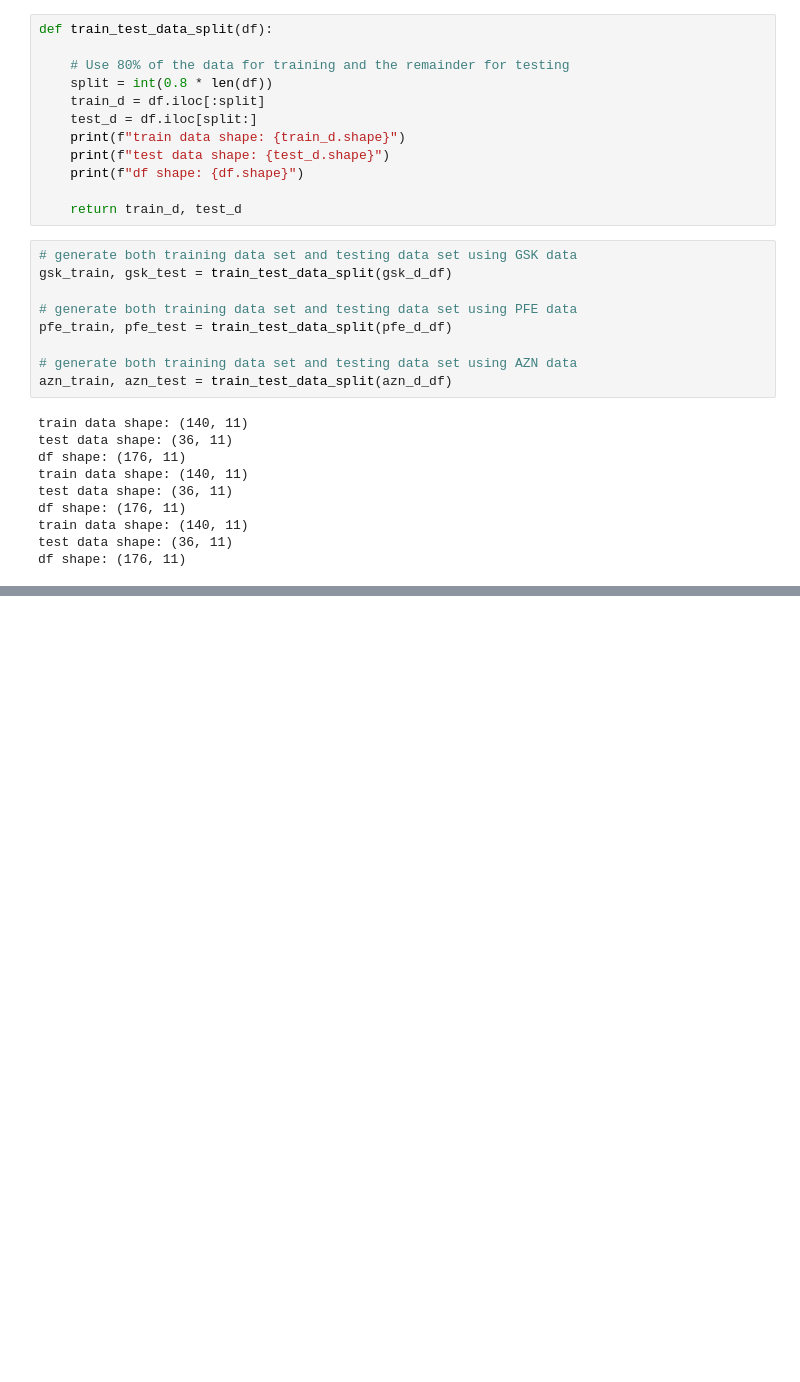
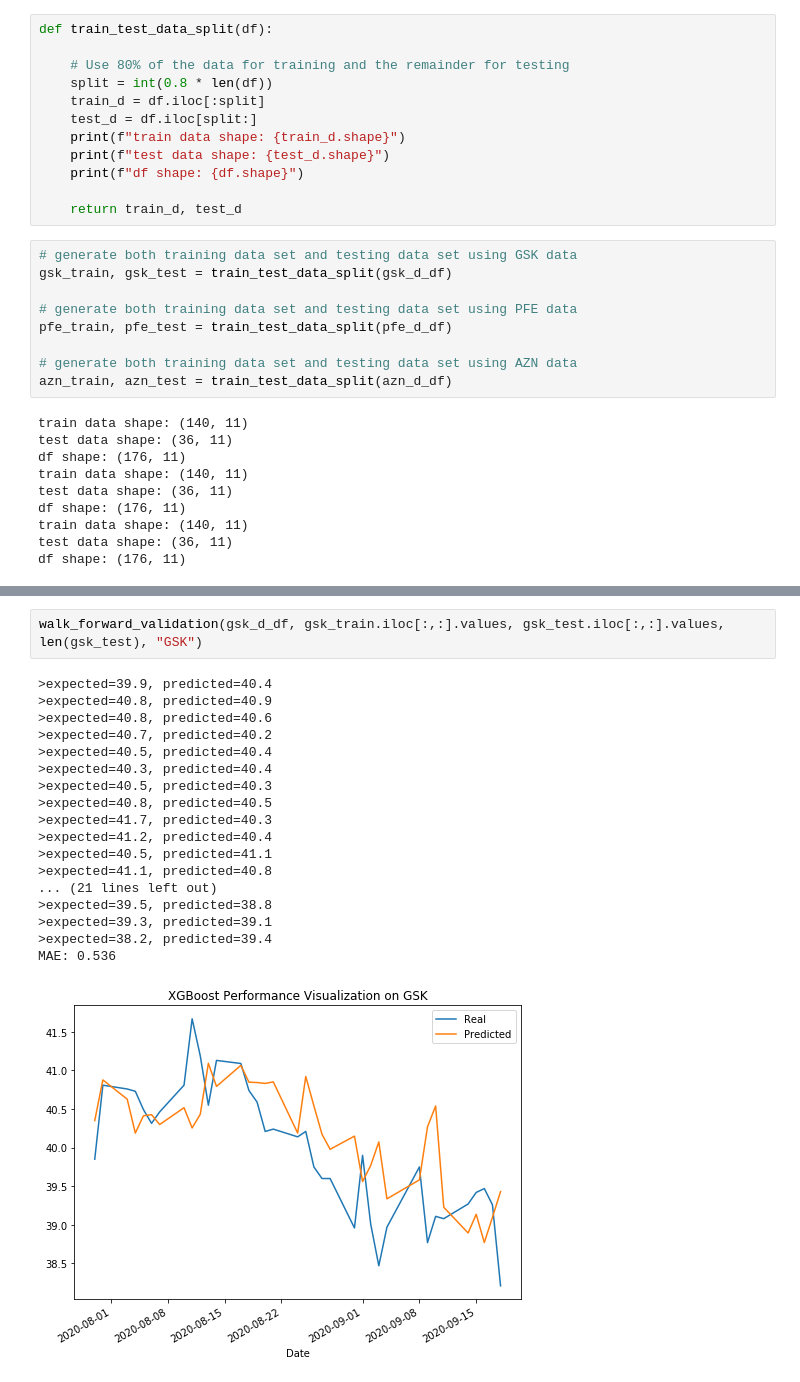
Before and after one commit to ShuranXu/Analysis-of-Trump-Tweets-Impact-To-Pharmaceutical-Stocks, a Jupyter notebook: XGBoost_Closing_Prices_Shuran.ipynb, the cells around one changed output, grey strips where cells are left out. Saved outputs shown, nothing was run; the diff lists cells and outputs as text; blank space fills up the shorter version.

```diff
--- a/XGBoost_Closing_Prices_Shuran.ipynb
+++ b/XGBoost_Closing_Prices_Shuran.ipynb
@@ -307,2 +319,23 @@ def eval_perf(df, y_pred, y_test, source):
+# %%
+walk_forward_validation(gsk_d_df, gsk_train.iloc[:,:].values, gsk_test.iloc[:,:].values, len(gsk_test), "GSK")
+# %% [output]
+>expected=39.9, predicted=40.4
+>expected=40.8, predicted=40.9
+>expected=40.8, predicted=40.6
+>expected=40.7, predicted=40.2
+>expected=40.5, predicted=40.4
+>expected=40.3, predicted=40.4
+>expected=40.5, predicted=40.3
+>expected=40.8, predicted=40.5
+>expected=41.7, predicted=40.3
+>expected=41.2, predicted=40.4
+>expected=40.5, predicted=41.1
+>expected=41.1, predicted=40.8
+... (21 lines left out)
+>expected=39.5, predicted=38.8
+>expected=39.3, predicted=39.1
+>expected=38.2, predicted=39.4
+MAE: 0.536
+[figure, added]
 # %%
 # Perform XGBoost forcecasting on GSK Closing prices
```
Also changed, not shown: parts of 8 cells of this notebook.
